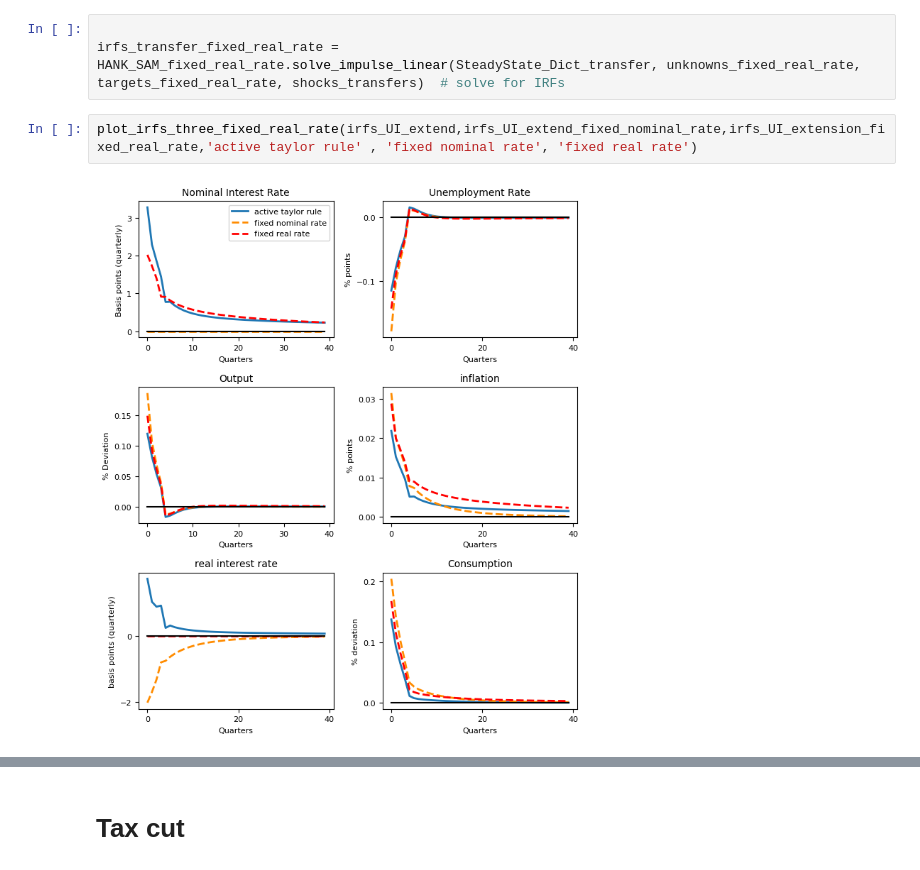
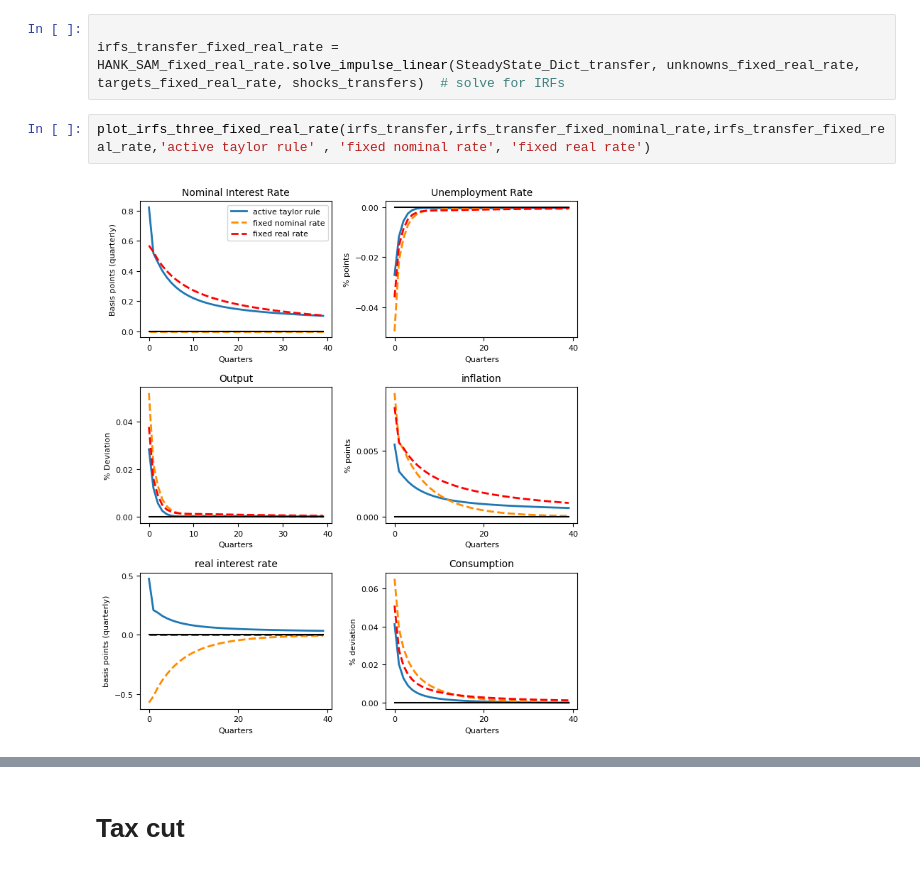
Before and after one commit to llorracc/HAFiscal-Latest, a Jupyter notebook: Code/HA-Models/FromPandemicCode/HA-Fiscal-HANK-SAM-clean.ipynb, the cells around one changed output, grey strips where cells are left out. Cells and saved outputs as stored; diff of their text form.

```diff
--- a/Code/HA-Models/FromPandemicCode/HA-Fiscal-HANK-SAM-clean.ipynb
+++ b/Code/HA-Models/FromPandemicCode/HA-Fiscal-HANK-SAM-clean.ipynb
@@ -1148,9 +1145,9 @@ irfs_transfers_lagged_nominal_rate = HANK_SAM_lagged_taylor_rule.solve_impulse_l
 
 irfs_transfer_fixed_real_rate = HANK_SAM_fixed_real_rate.solve_impulse_linear(SteadyState_Dict_transfer, unknowns_fixed_real_rate, targets_fixed_real_rate, shocks_transfers)  # solve for IRFs
 # %%
-plot_irfs_three_fixed_real_rate(irfs_UI_extend,irfs_UI_extend_fixed_nominal_rate,irfs_UI_extension_fixed_real_rate,'active taylor rule' , 'fixed nominal rate', 'fixed real rate')
+plot_irfs_three_fixed_real_rate(irfs_transfer,irfs_transfer_fixed_nominal_rate,irfs_transfer_fixed_real_rate,'active taylor rule' , 'fixed nominal rate', 'fixed real rate')
 # %% [output]
-[figure, old version]
+[figure, new version]
 # %%
 print('multiplier out of transfers (active taylor rule)', NPV(irfs_transfer['Y'], bigT)/NPV(irfs_transfer['transfers'],bigT))
 print('multiplier out of transfers (fixed nominal rate)', NPV(irfs_transfer_fixed_nominal_rate['Y'], bigT)/NPV(irfs_transfer_fixed_nominal_rate['transfers'],bigT))
```
Also changed, not shown: parts of 13 cells of this notebook, 2 other files.
